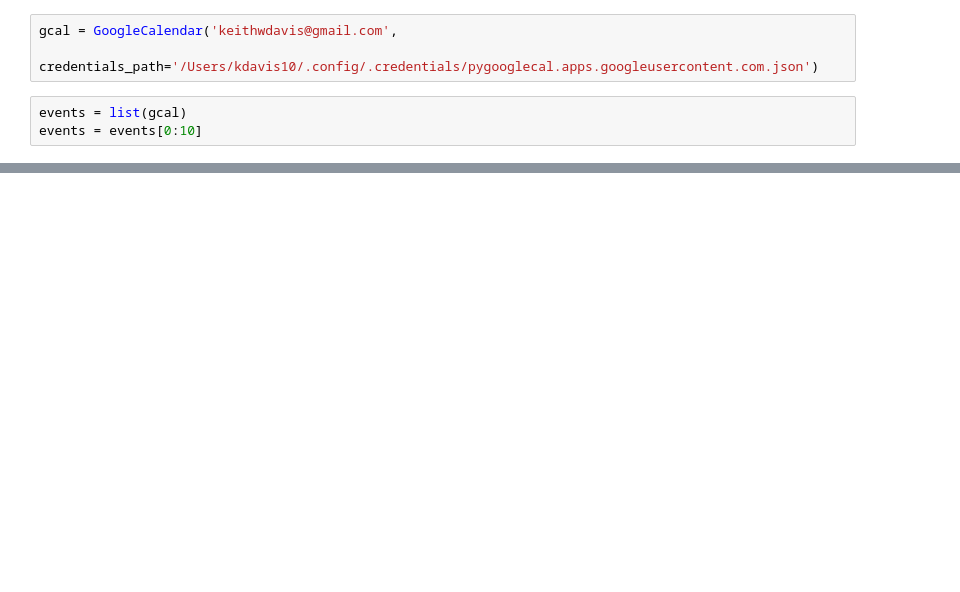
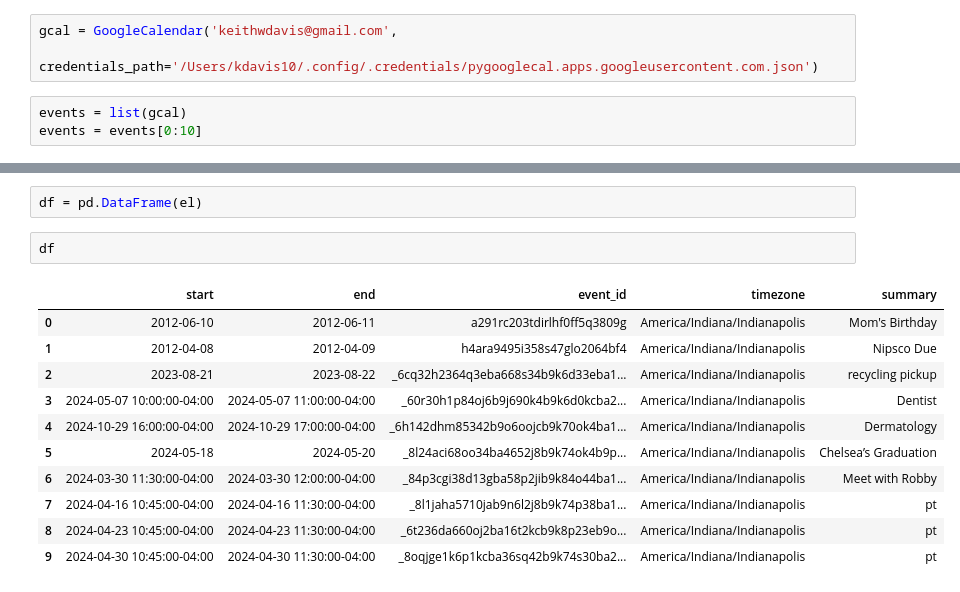
Before and after one commit to KeithDavis067/taskbraid, a Jupyter notebook: python/circlecal/circle_year.ipynb, the cells around one changed output, grey strips where cells are left out. Saved outputs shown, nothing was run; the diff lists cells and outputs as text; blank space fills up the shorter version.

```diff
--- a/python/circlecal/circle_year.ipynb
+++ b/python/circlecal/circle_year.ipynb
@@ -179,0 +92,16 @@ month_name.format
+# %%
+df = pd.DataFrame(el)
+# %%
+df
+# %% [output]
+|  | start | end | event_id | timezone | summary |
+| 0 | 2012-06-10 | 2012-06-11 | a291rc203tdirlhf0ff5q3809g | America/Indiana/Indianapolis | Mom's Birthday |
+| 1 | 2012-04-08 | 2012-04-09 | h4ara9495i358s47glo2064bf4 | America/Indiana/Indianapolis | Nipsco Due |
+| 2 | 2023-08-21 | 2023-08-22 | _6cq32h2364q3eba668s34b9k6d33eba1... | America/Indiana/Indianapolis | recycling pickup |
+| 3 | 2024-05-07 10:00:00-04:00 | 2024-05-07 11:00:00-04:00 | _60r30h1p84oj6b9j690k4b9k6d0kcba2... | America/Indiana/Indianapolis | Dentist |
+| 4 | 2024-10-29 16:00:00-04:00 | 2024-10-29 17:00:00-04:00 | _6h142dhm85342b9o6oojcb9k70ok4ba1... | America/Indiana/Indianapolis | Dermatology |
+| 5 | 2024-05-18 | 2024-05-20 | _8l24aci68oo34ba4652j8b9k74ok4b9p... | America/Indiana/Indianapolis | Chelsea’s Graduation |
+| 6 | 2024-03-30 11:30:00-04:00 | 2024-03-30 12:00:00-04:00 | _84p3cgi38d13gba58p2jib9k84o44ba1... | America/Indiana/Indianapolis | Meet with Robby |
+| 7 | 2024-04-16 10:45:00-04:00 | 2024-04-16 11:30:00-04:00 | _8l1jaha5710jab9n6l2j8b9k74p38ba1... | America/Indiana/Indianapolis | pt |
+| 8 | 2024-04-23 10:45:00-04:00 | 2024-04-23 11:30:00-04:00 | _6t236da660oj2ba16t2kcb9k8p23eb9o... | America/Indiana/Indianapolis | pt |
+| 9 | 2024-04-30 10:45:00-04:00 | 2024-04-30 11:30:00-04:00 | _8oqjge1k6p1kcba36sq42b9k74s30ba2... | America/Indiana/Indianapolis | pt |
```
Also changed, not shown: parts of 34 cells of this notebook, 4 other files.
